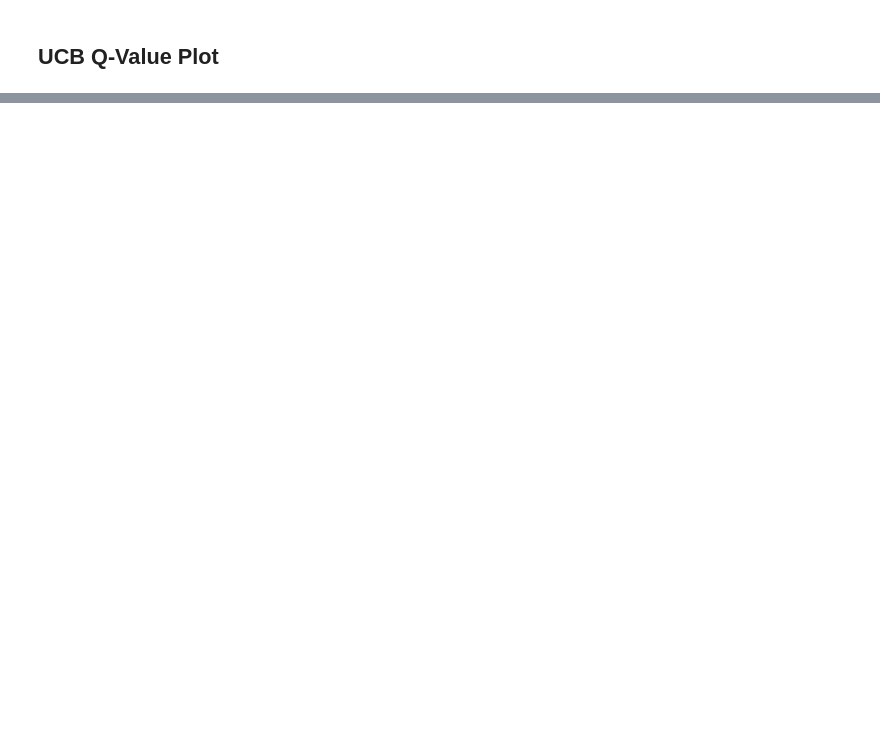
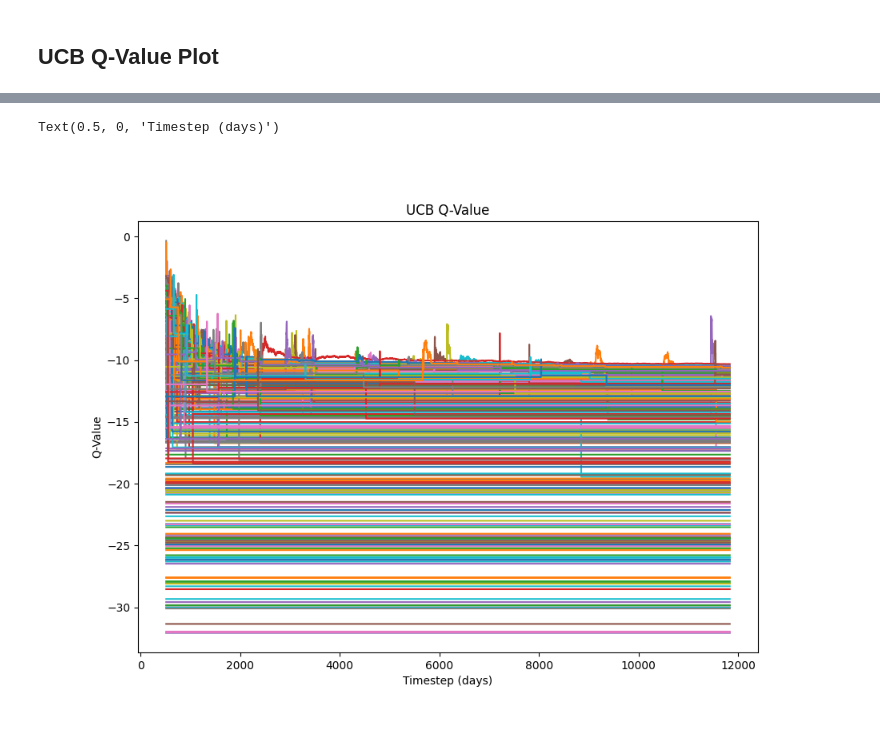
Before and after one commit to sustainable-computing/building-MARL, a Jupyter notebook: studies/UCB_PolicySelection_Analysis.ipynb, the cells around one changed output, grey strips where cells are left out. Saved outputs shown, nothing was run; the diff lists cells and outputs as text; code cells hidden in the pictures; blank space fills up the shorter version.

```diff
--- a/studies/UCB_PolicySelection_Analysis.ipynb
+++ b/studies/UCB_PolicySelection_Analysis.ipynb
@@ -89,3 +65,10 @@ core_top_q_vals_df
 # %%
 plt.figure(figsize=(10, 7))
 plt.title("UCB Q-Value")
+for policy in policies_for_plot:
+    sns.lineplot(x="timestep", y=f"{policy}_value", data=core_top_q_vals_df)
+plt.ylabel("Q-Value")
+plt.xlabel("Timestep (days)")
+# %% [output]
+Text(0.5, 0, 'Timestep (days)')
+[figure, added]
```
Also changed, not shown: parts of 10 cells of this notebook, 6 other files.
